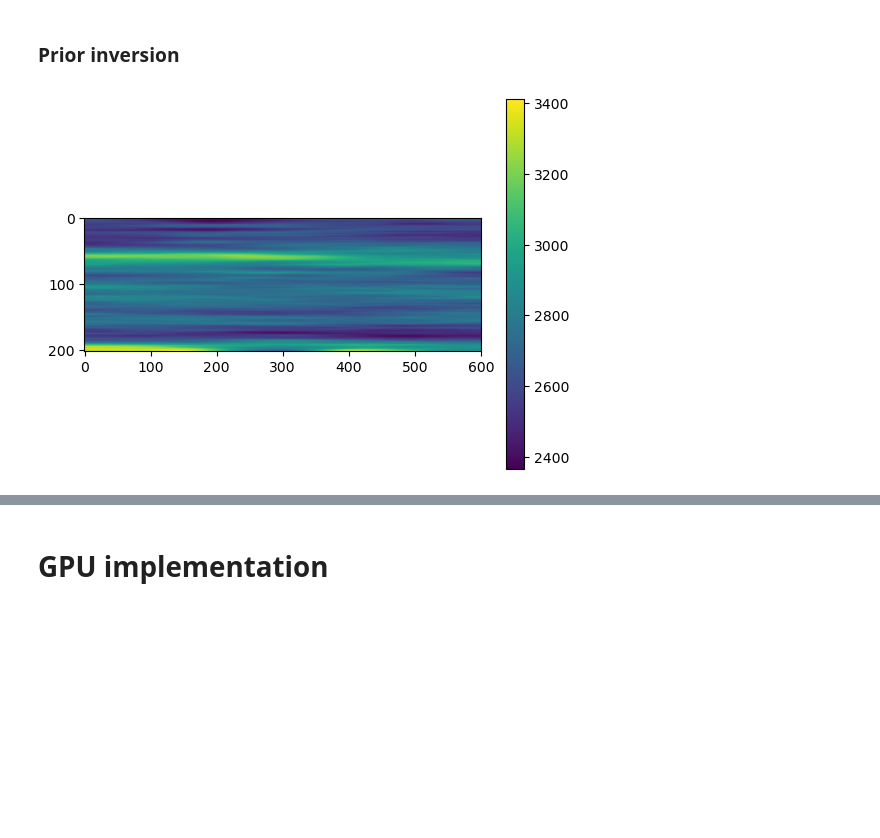
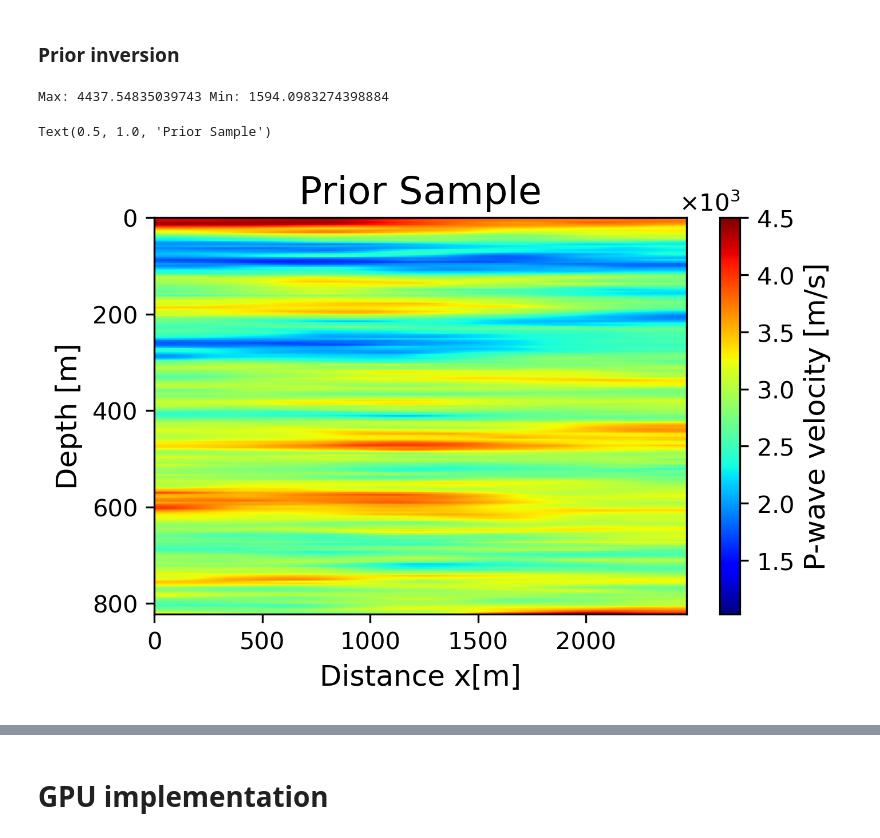
Before and after one commit to medicinely/fwi, a Jupyter notebook: fwi_matrix.ipynb, the cells around one changed output, grey strips where cells are left out. Drawn from its saved outputs; the diff is of its cells as text; code cells hidden in the pictures; blank space fills up the shorter version.

```diff
--- a/fwi_matrix.ipynb
+++ b/fwi_matrix.ipynb
@@ -565,12 +506,24 @@ plt.show()
 # %% [markdown]
 ### Prior inversion
-# %%
-simu, Q = gaussian2d(ranges = [20,600], param=1.,nx=[nz,nx], variance=500, mu=2750)
-plt.imshow(simu)
-plt.colorbar()
-plt.show()
-# %% [output]
-[figure, removed]
+# %%
+simu, Q = gaussian2d(ranges = [10,600], param=1.,nx=[nz,nx], variance=900, mu=(vmin+vmax)/2)
+print("Max:",simu.max(),"Min:",simu.min())
+
+plt.figure(figsize=(5,3),dpi=300)
+plt.imshow(simu,vmin=vmin,vmax=vmax,cmap='jet',extent=[ax[0],ax[-1],az[-1],az[0]], aspect='auto')
+cbar = plt.colorbar()
+cbar.formatter.set_useMathText(True)
+cbar.formatter.set_scientific(True)
+cbar.formatter.set_powerlimits((-1, 1))  # Adjust these limits as needed
+cbar.update_ticks()
+cbar.set_label("P-wave velocity [m/s]", fontsize=labelsize-4)
+plt.xlabel('Distance [m]', fontsize=labelsize-4)
+plt.ylabel('Depth [m]', fontsize=labelsize-4)
+plt.title("Prior Sample",fontsize=labelsize)
+# %% [output]
+Max: 4437.54835039743 Min: 1594.0983274398884
+Text(0.5, 1.0, 'Prior Sample')
+[figure, added]
 # %%
 from func.velocity_model import gaussian2d
 
```
Also changed, not shown: parts of 4 cells of this notebook, 4 other files.
